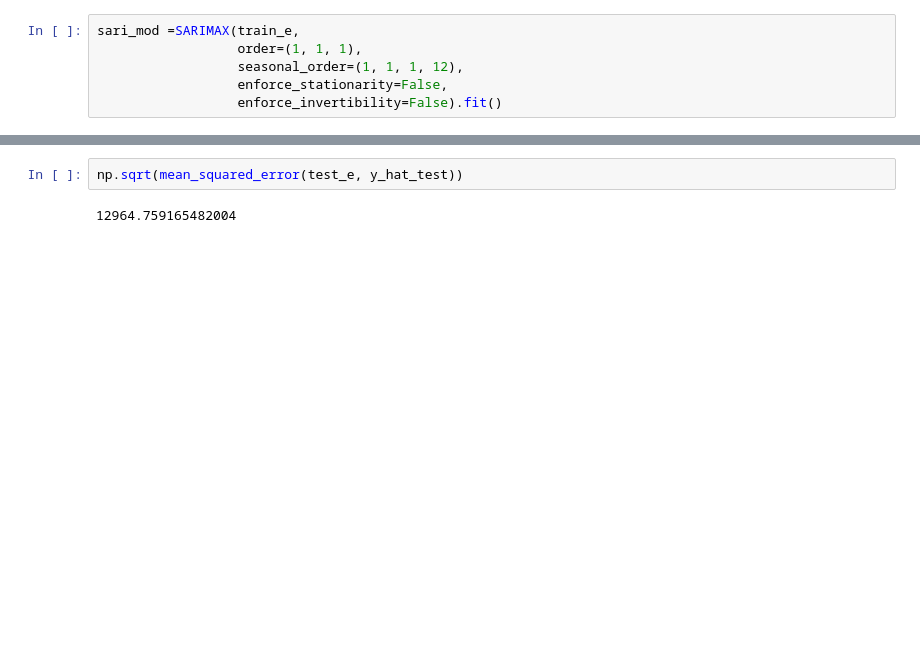
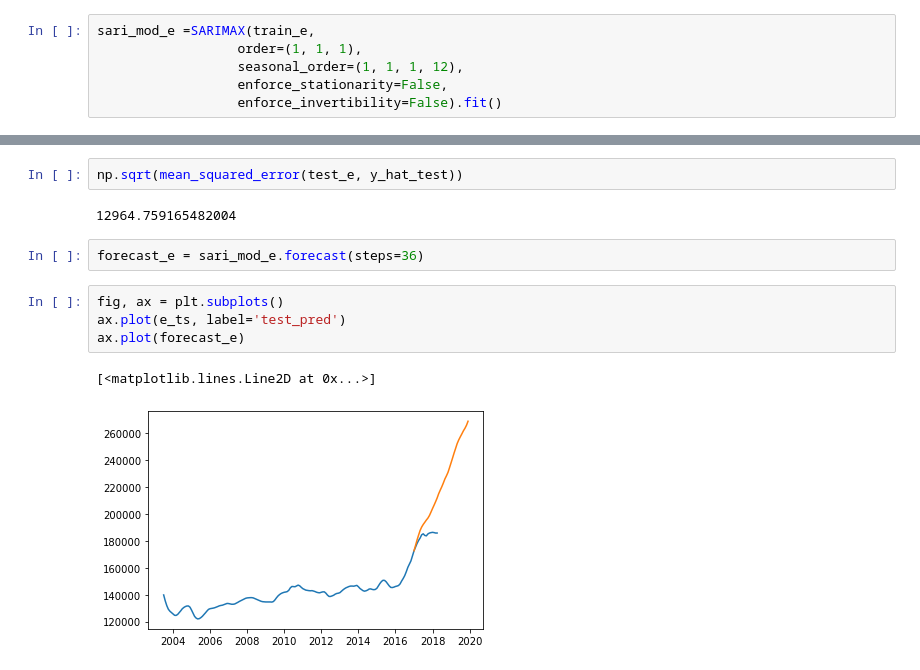
Before and after one commit to ejarocki/Flatiron_Phase4_Project, a Jupyter notebook: time-series/Final Notebook.ipynb, the cells around one changed output, grey strips where cells are left out. Saved outputs shown, nothing was run; the diff lists cells and outputs as text; blank space fills up the shorter version.

```diff
--- a/time-series/Final Notebook.ipynb
+++ b/time-series/Final Notebook.ipynb
@@ -1261,7 +1269,7 @@ ARIMA(1, 1, 1)x(0, 1, 1, 12) - AIC:1083.1830217879876
 ARIMA(1, 1, 1)x(1, 1, 0, 12) - AIC:1105.7694593269991
 ARIMA(1, 1, 1)x(1, 1, 1, 12) - AIC:1083.8138941389223
 # %%
-sari_mod =SARIMAX(train_e,
+sari_mod_e =SARIMAX(train_e,
                   order=(1, 1, 1),
                   seasonal_order=(1, 1, 1, 12),
                   enforce_stationarity=False,
@@ -1283,3 +1291,12 @@ plt.legend();
 np.sqrt(mean_squared_error(test_e, y_hat_test))
 # %% [output]
 12964.759165482004
+# %%
+forecast_e = sari_mod_e.forecast(steps=36)
+# %%
+fig, ax = plt.subplots()
+ax.plot(e_ts, label='test_pred')
+ax.plot(forecast_e)
+# %% [output]
+[<matplotlib.lines.Line2D at 0x...>]
+[figure, added]
```
Also changed, not shown: parts of 10 cells of this notebook.
